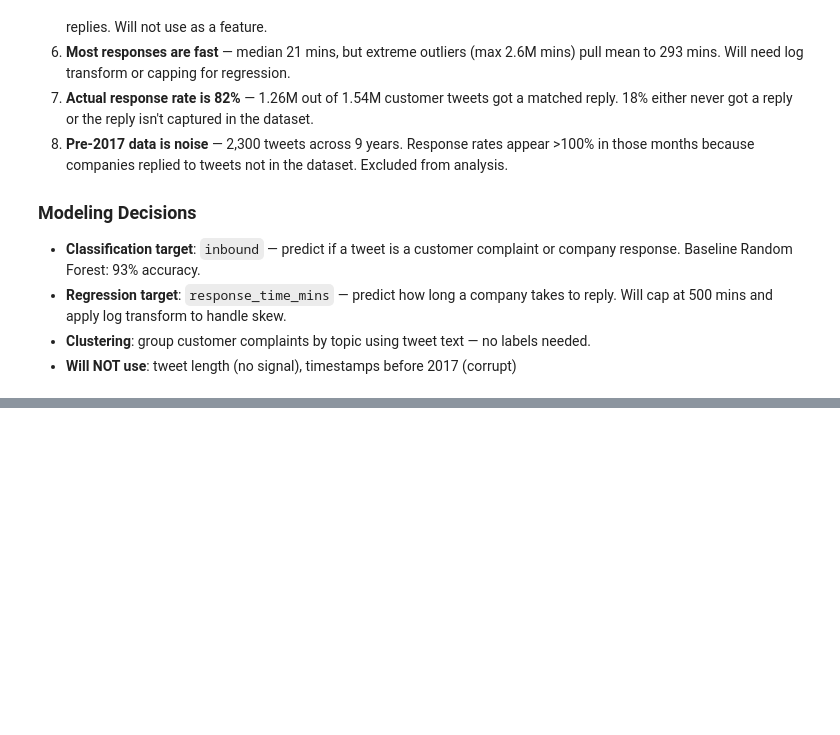
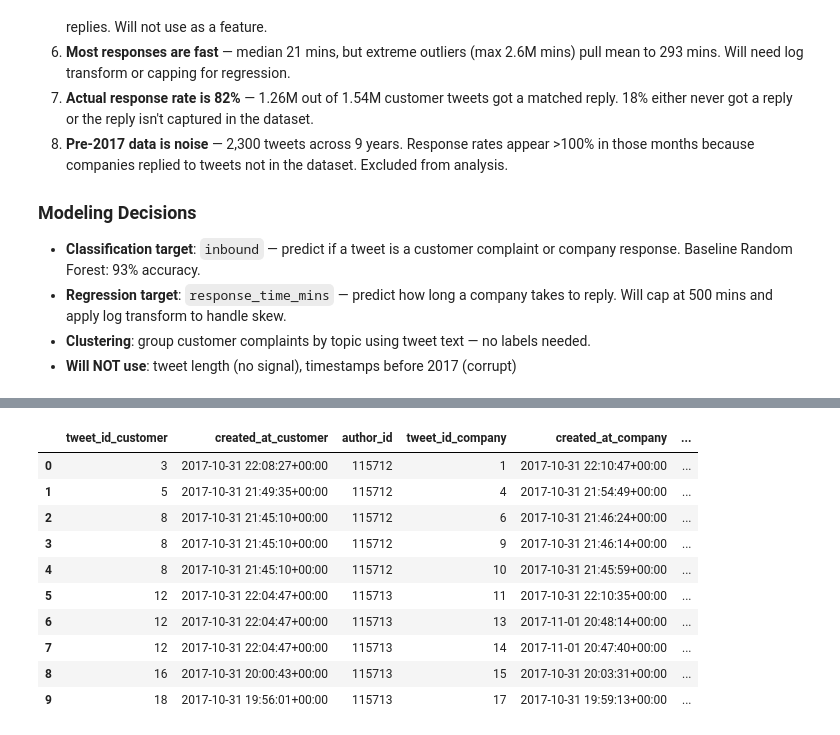
Before and after one commit to gai2da/support-ticket-triage, a Jupyter notebook: notebooks/eda.ipynb, the cells around one changed output, grey strips where cells are left out. Cells and saved outputs as stored; diff of their text form; code cells hidden in the pictures; blank space fills up the shorter version.

```diff
--- a/notebooks/eda.ipynb
+++ b/notebooks/eda.ipynb
@@ -570,0 +582,16 @@ for company in top_companies:
+# %%
+# add both customer tweet text and company response text
+merged_with_text = merged.merge(
+    df[["tweet_id", "text"]].rename(columns={"text": "customer_text"}),
+    left_on="tweet_id_customer",
+    right_on="tweet_id"
+).drop("tweet_id", axis=1)
+
+merged_with_text = merged_with_text.merge(
+    df[["tweet_id", "text"]].rename(columns={"text": "company_text"}),
+    left_on="tweet_id_company",
+    right_on="tweet_id"
+).drop("tweet_id", axis=1)
+
+print(merged_with_text.shape)
+print(merged_with_text[["tweet_id_customer", "customer_text", "company_text", "response_time_mins"]].head(3))
@@ -570,0 +609,14 @@ for company in top_companies:
+# %%
+merged_with_text.head(10)
+# %% [output]
+|  | tweet_id_customer | created_at_customer | author_id | tweet_id_company | created_at_company | ... |
+| 0 | 3 | 2017-10-31 22:08:27+00:00 | 115712 | 1 | 2017-10-31 22:10:47+00:00 | ... |
+| 1 | 5 | 2017-10-31 21:49:35+00:00 | 115712 | 4 | 2017-10-31 21:54:49+00:00 | ... |
+| 2 | 8 | 2017-10-31 21:45:10+00:00 | 115712 | 6 | 2017-10-31 21:46:24+00:00 | ... |
+| 3 | 8 | 2017-10-31 21:45:10+00:00 | 115712 | 9 | 2017-10-31 21:46:14+00:00 | ... |
+| 4 | 8 | 2017-10-31 21:45:10+00:00 | 115712 | 10 | 2017-10-31 21:45:59+00:00 | ... |
+| 5 | 12 | 2017-10-31 22:04:47+00:00 | 115713 | 11 | 2017-10-31 22:10:35+00:00 | ... |
+| 6 | 12 | 2017-10-31 22:04:47+00:00 | 115713 | 13 | 2017-11-01 20:48:14+00:00 | ... |
+| 7 | 12 | 2017-10-31 22:04:47+00:00 | 115713 | 14 | 2017-11-01 20:47:40+00:00 | ... |
+| 8 | 16 | 2017-10-31 20:00:43+00:00 | 115713 | 15 | 2017-10-31 20:03:31+00:00 | ... |
+| 9 | 18 | 2017-10-31 19:56:01+00:00 | 115713 | 17 | 2017-10-31 19:59:13+00:00 | ... |
```
Also changed, not shown: parts of 2 cells of this notebook, 4 other files.
